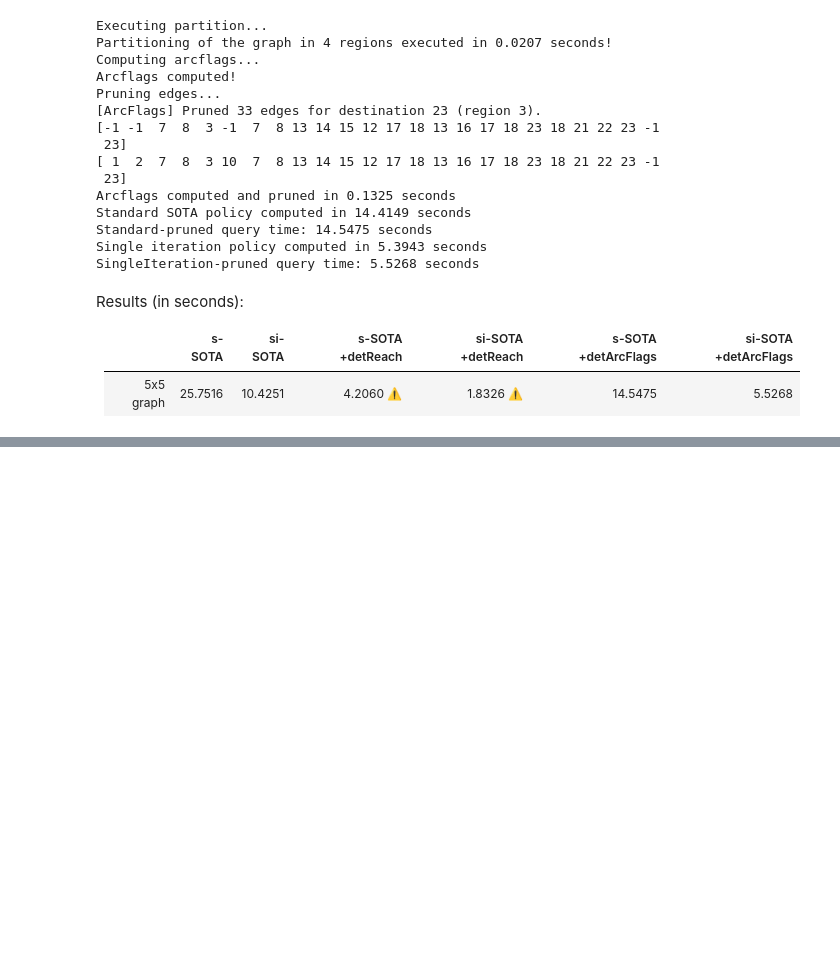
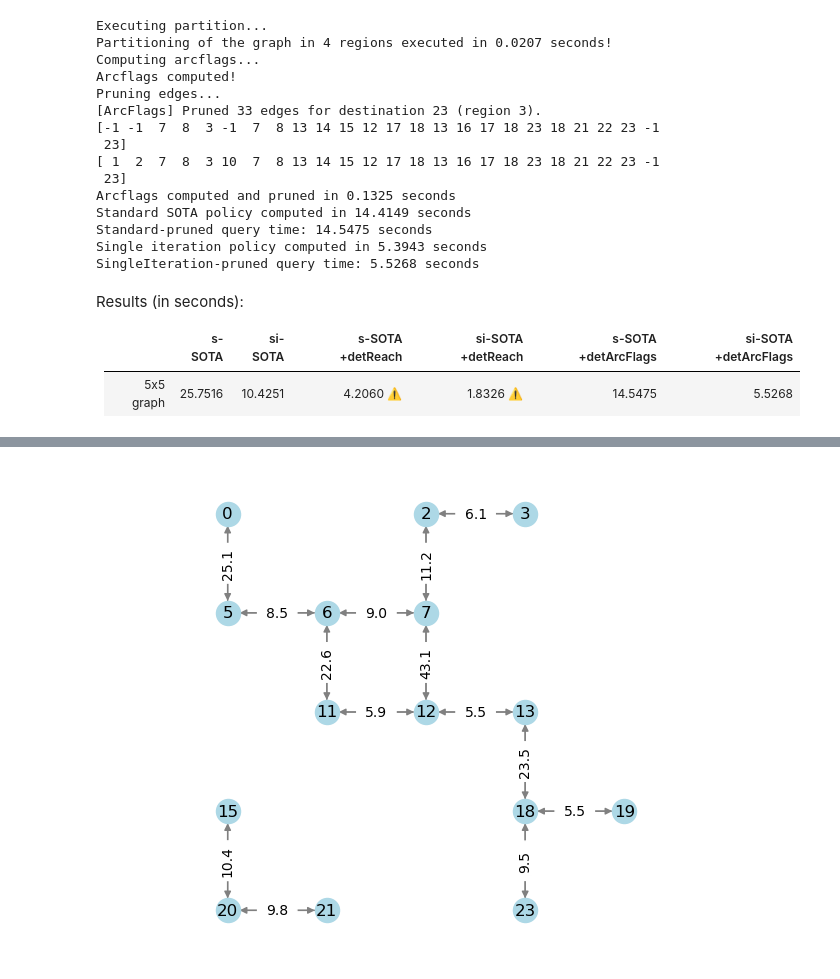
Before and after one commit to samuelepeirone/SOTA-py, a Jupyter notebook: notebook/SOTASolvers and Pruning techniques.ipynb, the cells around one changed output, grey strips where cells are left out. Drawn from its saved outputs; the diff is of its cells as text; code cells hidden in the pictures; blank space fills up the shorter version.

```diff
--- a/notebook/SOTASolvers and Pruning techniques.ipynb
+++ b/notebook/SOTASolvers and Pruning techniques.ipynb
@@ -408,0 +485,7 @@ Results (in seconds):
+# %%
+# printing the optimal path for [1,2,4,19]
+
+path = extract_path_from_policy(policy, 19)
+graph.print_graph(path, grid_shape=(5,5))
+# %% [output]
+[figure, added]
```
Also changed, not shown: parts of 7 cells of this notebook, 3 other files.
